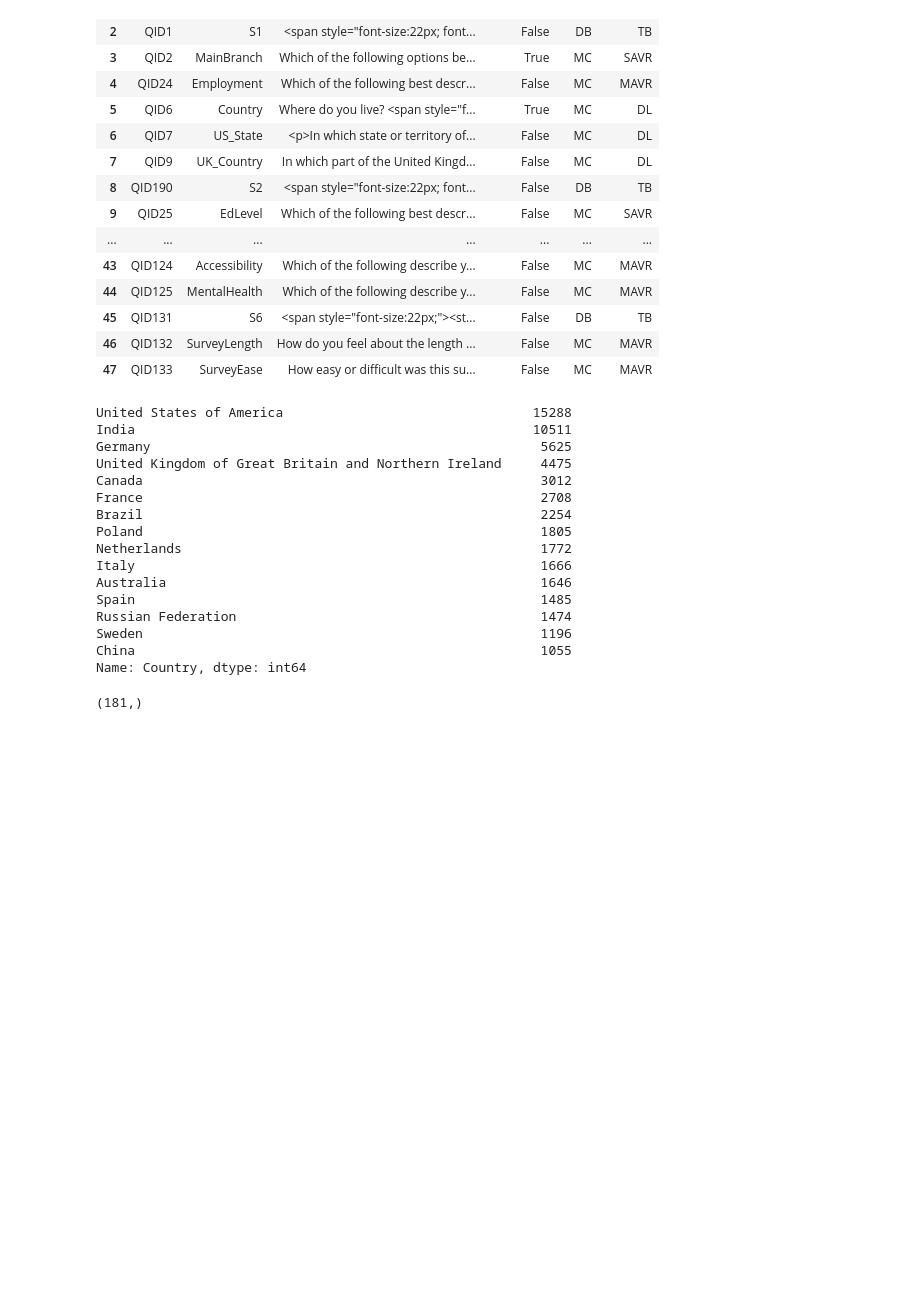
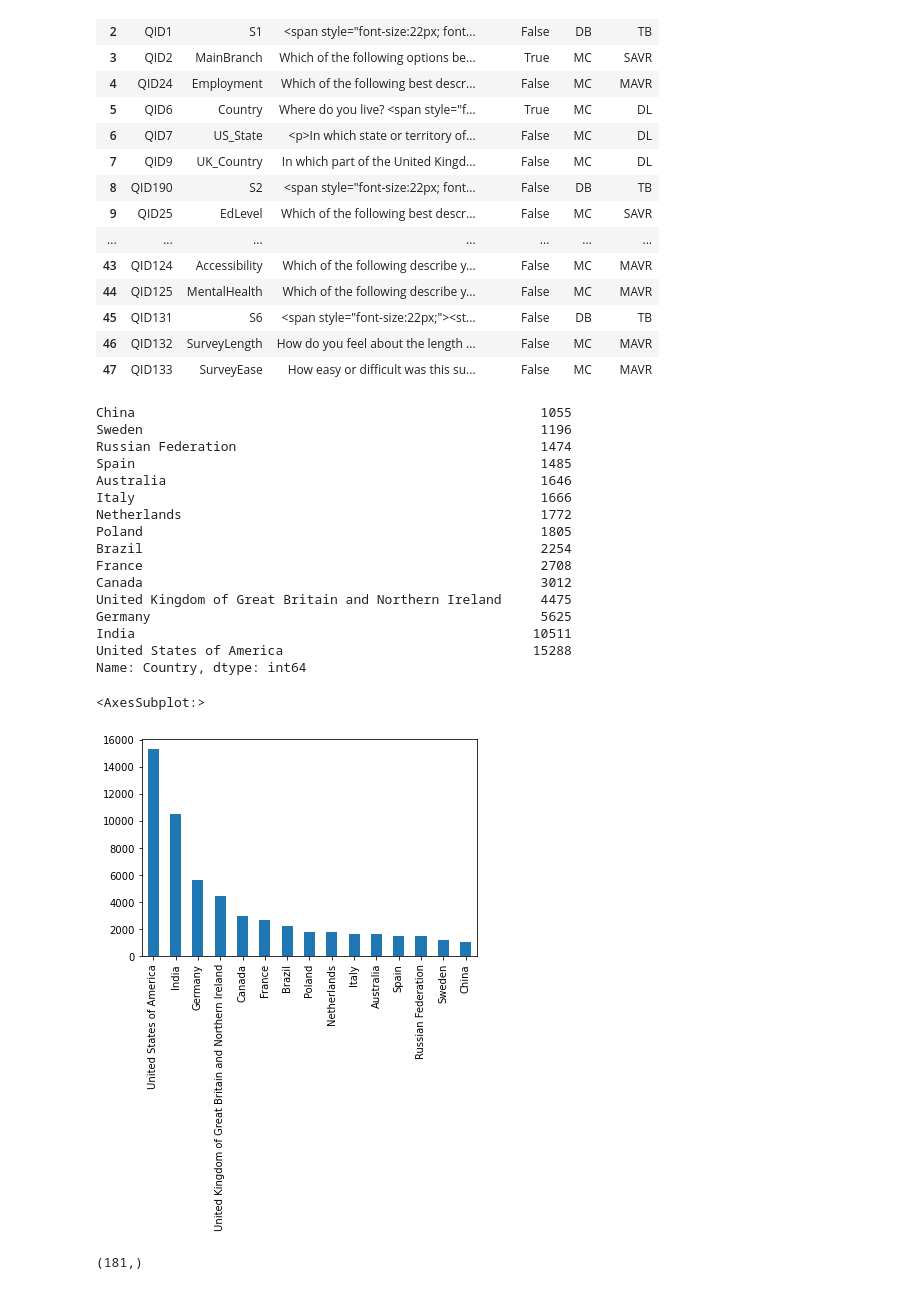
Before and after one commit to emad-almajdalawi/temp, a Jupyter notebook: pandas_demo.ipynb, the cells around one changed output. Cells and saved outputs as stored; diff of their text form; code cells hidden in the pictures; blank space fills up the shorter version.

```diff
--- a/pandas_demo.ipynb
+++ b/pandas_demo.ipynb
@@ -165,24 +165,29 @@ df_schema
 | 46 | QID132 | SurveyLength | How do you feel about the length ... | False | MC | MAVR |
 | 47 | QID133 | SurveyEase | How easy or difficult was this su... | False | MC | MAVR |
 # %%
-df['Country'].value_counts().head(15)
+df['Country'].value_counts().head(15).sort_values()
 # %% [output]
+China                                                    1055
+Sweden                                                   1196
+Russian Federation                                       1474
+Spain                                                    1485
+Australia                                                1646
+Italy                                                    1666
+Netherlands                                              1772
+Poland                                                   1805
+Brazil                                                   2254
+France                                                   2708
+Canada                                                   3012
+United Kingdom of Great Britain and Northern Ireland     4475
+Germany                                                  5625
+India                                                   10511
 United States of America                                15288
-India                                                   10511
-Germany                                                  5625
-United Kingdom of Great Britain and Northern Ireland     4475
-Canada                                                   3012
-France                                                   2708
-Brazil                                                   2254
-Poland                                                   1805
-Netherlands                                              1772
-Italy                                                    1666
-Australia                                                1646
-Spain                                                    1485
-Russian Federation                                       1474
-Sweden                                                   1196
-China                                                    1055
 Name: Country, dtype: int64
+# %%
+df['Country'].value_counts().head(15).plot(kind='bar')
+# %% [output]
+<AxesSubplot:>
+[figure, added]
 # %%
 #number of countries in the dataset
 countries = df['Country'].unique()
```
Also changed, not shown: parts of 9 cells of this notebook.
